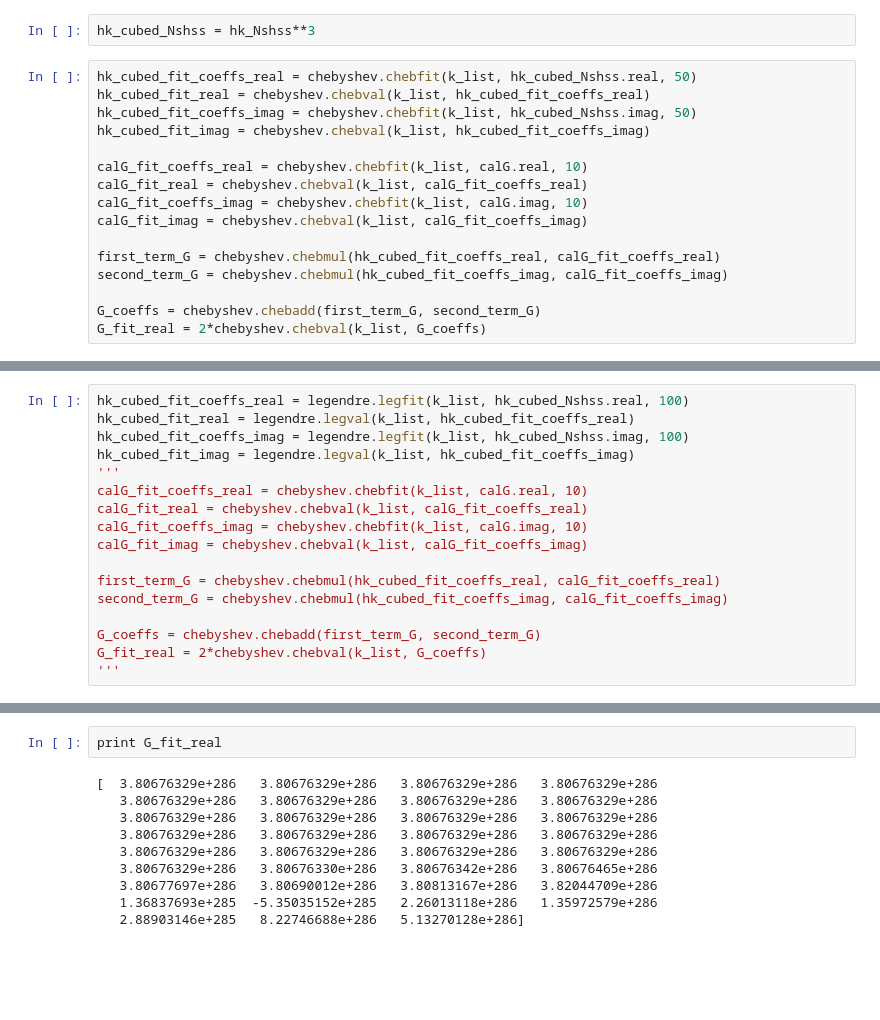
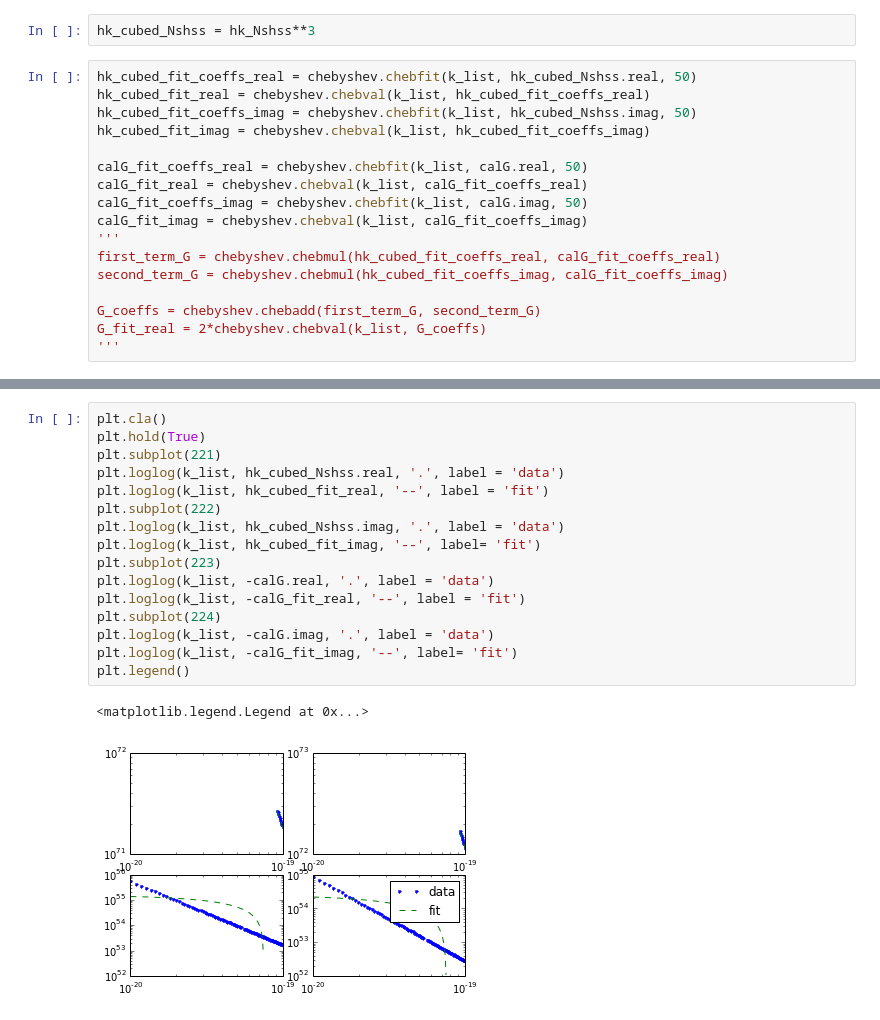
Before and after one commit to rahulporuri/project_work, a Jupyter notebook: matter_bounce/data_processing_and_fitting.ipynb, the cells around one changed output, grey strips where cells are left out. Cells and saved outputs as stored; diff of their text form; blank space fills up the shorter version.

```diff
--- a/matter_bounce/data_processing_and_fitting.ipynb
+++ b/matter_bounce/data_processing_and_fitting.ipynb
@@ -647,13 +642,14 @@ hk_cubed_fit_real = chebyshev.chebval(k_list, hk_cubed_fit_coeffs_real)
 hk_cubed_fit_coeffs_imag = chebyshev.chebfit(k_list, hk_cubed_Nshss.imag, 50)
 hk_cubed_fit_imag = chebyshev.chebval(k_list, hk_cubed_fit_coeffs_imag)
 
-calG_fit_coeffs_real = chebyshev.chebfit(k_list, calG.real, 10)
+calG_fit_coeffs_real = chebyshev.chebfit(k_list, calG.real, 50)
 calG_fit_real = chebyshev.chebval(k_list, calG_fit_coeffs_real)
-calG_fit_coeffs_imag = chebyshev.chebfit(k_list, calG.imag, 10)
+calG_fit_coeffs_imag = chebyshev.chebfit(k_list, calG.imag, 50)
 calG_fit_imag = chebyshev.chebval(k_list, calG_fit_coeffs_imag)
-
+'''
 first_term_G = chebyshev.chebmul(hk_cubed_fit_coeffs_real, calG_fit_coeffs_real)
 second_term_G = chebyshev.chebmul(hk_cubed_fit_coeffs_imag, calG_fit_coeffs_imag)
 
 G_coeffs = chebyshev.chebadd(first_term_G, second_term_G)
 G_fit_real = 2*chebyshev.chebval(k_list, G_coeffs)
+'''
@@ -660,17 +657,0 @@ G_fit_real = 2*chebyshev.chebval(k_list, G_coeffs)
-# %%
-hk_cubed_fit_coeffs_real = legendre.legfit(k_list, hk_cubed_Nshss.real, 100)
-hk_cubed_fit_real = legendre.legval(k_list, hk_cubed_fit_coeffs_real)
-hk_cubed_fit_coeffs_imag = legendre.legfit(k_list, hk_cubed_Nshss.imag, 100)
-hk_cubed_fit_imag = legendre.legval(k_list, hk_cubed_fit_coeffs_imag)
-'''
-calG_fit_coeffs_real = chebyshev.chebfit(k_list, calG.real, 10)
-calG_fit_real = chebyshev.chebval(k_list, calG_fit_coeffs_real)
-calG_fit_coeffs_imag = chebyshev.chebfit(k_list, calG.imag, 10)
-calG_fit_imag = chebyshev.chebval(k_list, calG_fit_coeffs_imag)
-
-first_term_G = chebyshev.chebmul(hk_cubed_fit_coeffs_real, calG_fit_coeffs_real)
-second_term_G = chebyshev.chebmul(hk_cubed_fit_coeffs_imag, calG_fit_coeffs_imag)
-
-G_coeffs = chebyshev.chebadd(first_term_G, second_term_G)
-G_fit_real = 2*chebyshev.chebval(k_list, G_coeffs)
-'''
@@ -685,12 +658,19 @@ plt.loglog(k_list, hk_cubed_fit_real, '--')
-# %%
-print G_fit_real
-# %% [output]
-[  3.80676329e+286   3.80676329e+286   3.80676329e+286   3.80676329e+286
-   3.80676329e+286   3.80676329e+286   3.80676329e+286   3.80676329e+286
-   3.80676329e+286   3.80676329e+286   3.80676329e+286   3.80676329e+286
-   3.80676329e+286   3.80676329e+286   3.80676329e+286   3.80676329e+286
-   3.80676329e+286   3.80676329e+286   3.80676329e+286   3.80676329e+286
-   3.80676329e+286   3.80676330e+286   3.80676342e+286   3.80676465e+286
-   3.80677697e+286   3.80690012e+286   3.80813167e+286   3.82044709e+286
-   1.36837693e+285  -5.35035152e+285   2.26013118e+286   1.35972579e+286
-   2.88903146e+285   8.22746688e+286   5.13270128e+286]
+# %%
+plt.cla()
+plt.hold(True)
+plt.subplot(221)
+plt.loglog(k_list, hk_cubed_Nshss.real, '.', label = 'data')
+plt.loglog(k_list, hk_cubed_fit_real, '--', label = 'fit')
+plt.subplot(222)
+plt.loglog(k_list, hk_cubed_Nshss.imag, '.', label = 'data')
+plt.loglog(k_list, hk_cubed_fit_imag, '--', label= 'fit')
+plt.subplot(223)
+plt.loglog(k_list, -calG.real, '.', label = 'data')
+plt.loglog(k_list, -calG_fit_real, '--', label = 'fit')
+plt.subplot(224)
+plt.loglog(k_list, -calG.imag, '.', label = 'data')
+plt.loglog(k_list, -calG_fit_imag, '--', label= 'fit')
+plt.legend()
+# %% [output]
+<matplotlib.legend.Legend at 0x...>
+[figure, added]
```
Also changed, not shown: parts of 6 cells of this notebook, 38 other files.
